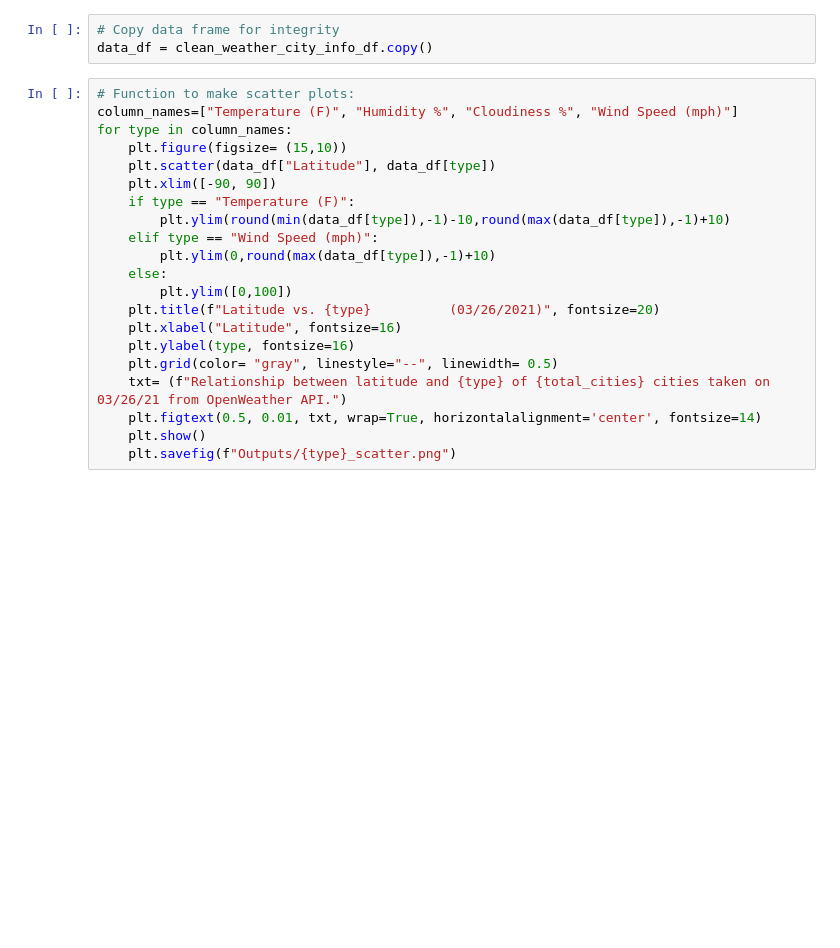
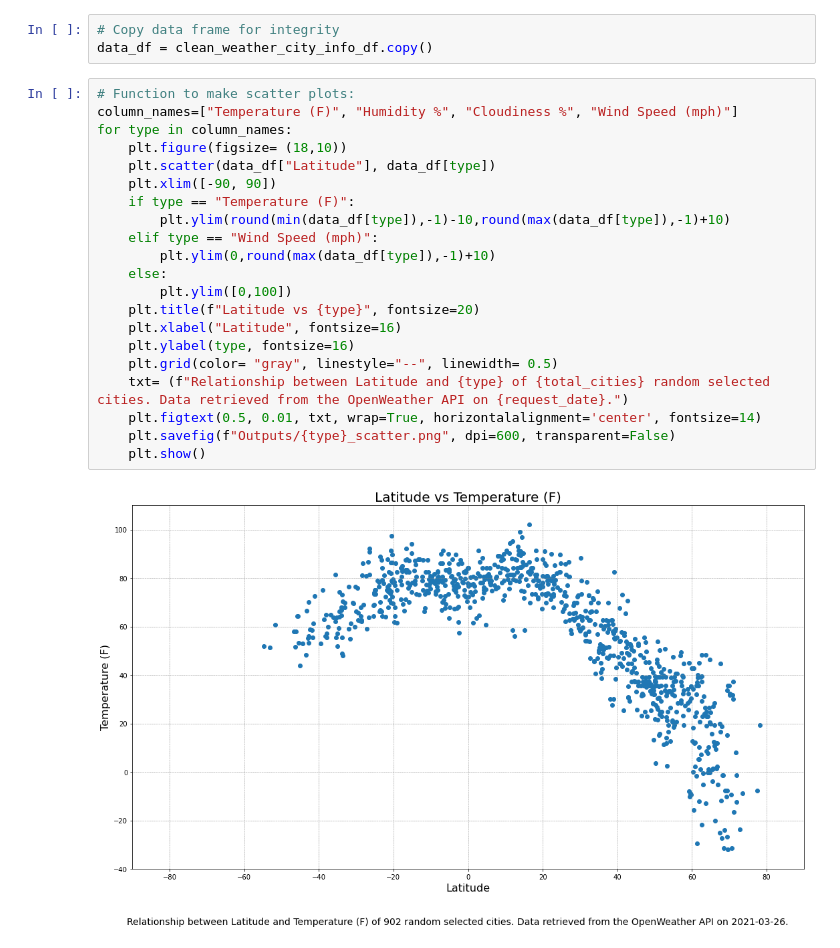
Before and after one commit to isdicely/python-api-challenge, a Jupyter notebook: WeatherPy/WeatherPy.ipynb, the cells around one changed output. Cells and saved outputs as stored; diff of their text form; blank space fills up the shorter version.

```diff
--- a/WeatherPy/WeatherPy.ipynb
+++ b/WeatherPy/WeatherPy.ipynb
@@ -78,21 +167,23 @@ data_df = clean_weather_city_info_df.copy()
 # %%
 # Function to make scatter plots:
 column_names=["Temperature (F)", "Humidity %", "Cloudiness %", "Wind Speed (mph)"]
 for type in column_names:
-    plt.figure(figsize= (15,10))
+    plt.figure(figsize= (18,10))
     plt.scatter(data_df["Latitude"], data_df[type])
     plt.xlim([-90, 90])
     if type == "Temperature (F)":
         plt.ylim(round(min(data_df[type]),-1)-10,round(max(data_df[type]),-1)+10)
     elif type == "Wind Speed (mph)":
         plt.ylim(0,round(max(data_df[type]),-1)+10)
     else:
         plt.ylim([0,100])
-    plt.title(f"Latitude vs. {type}          (03/26/2021)", fontsize=20)
+    plt.title(f"Latitude vs {type}", fontsize=20)
     plt.xlabel("Latitude", fontsize=16)
     plt.ylabel(type, fontsize=16)
     plt.grid(color= "gray", linestyle="--", linewidth= 0.5)
-    txt= (f"Relationship between latitude and {type} of {total_cities} cities taken on 03/26/21 from OpenWeather API.")
+    txt= (f"Relationship between Latitude and {type} of {total_cities} random selected cities. Data retrieved from the OpenWeather API on {request_date}.")
     plt.figtext(0.5, 0.01, txt, wrap=True, horizontalalignment='center', fontsize=14)
+    plt.savefig(f"Outputs/{type}_scatter.png", dpi=600, transparent=False)
     plt.show()
-    plt.savefig(f"Outputs/{type}_scatter.png")
+# %% [output]
+[figure, added]
```
Also changed, not shown: parts of 12 cells of this notebook.
